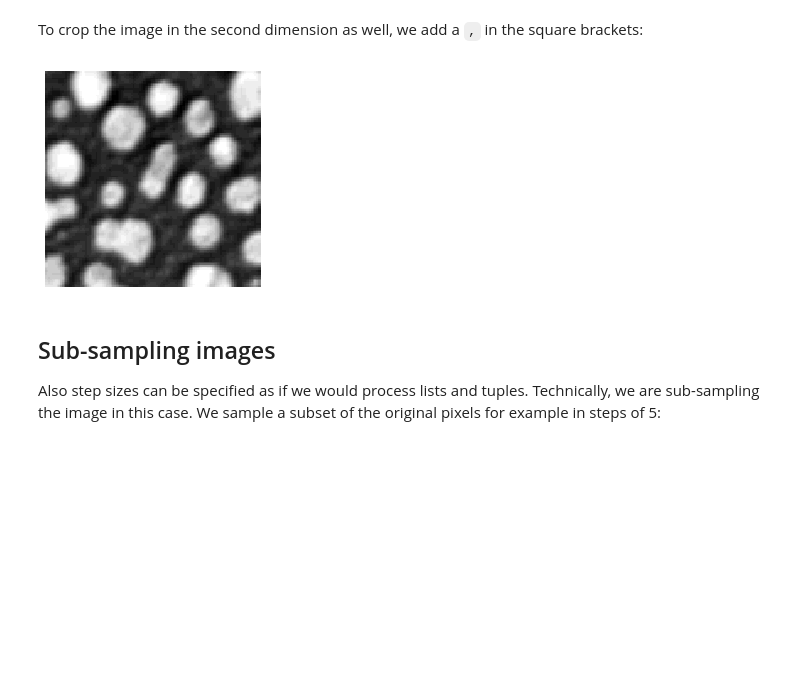
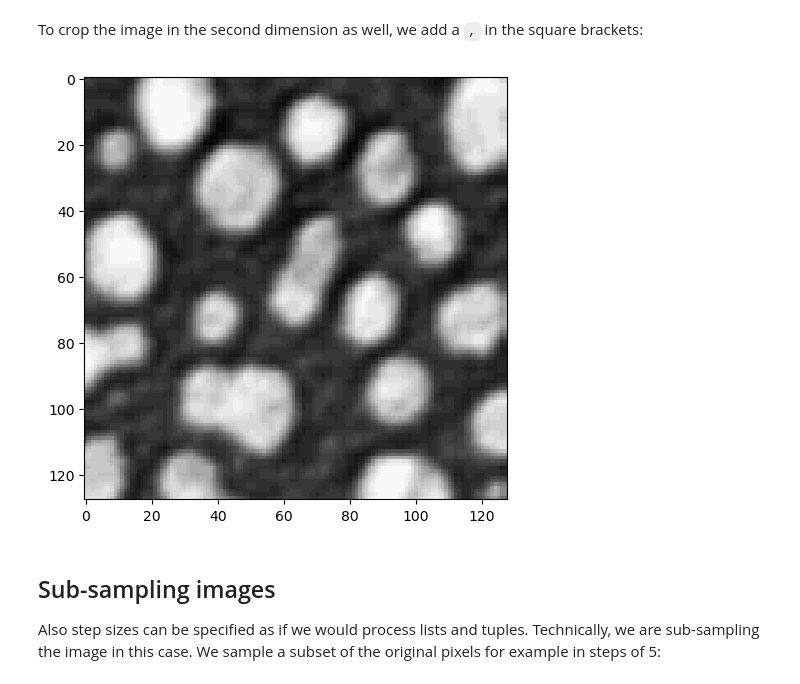
Before and after one commit to haesleinhuepf/BioImageAnalysisNotebooks, a Jupyter notebook: docs/12_image_analysis_basics/04_Cropping_images.ipynb, the cells around one changed output. Saved outputs shown, nothing was run; the diff lists cells and outputs as text; code cells hidden in the pictures; blank space fills up the shorter version.

```diff
--- a/docs/12_image_analysis_basics/04_Cropping_images.ipynb
+++ b/docs/12_image_analysis_basics/04_Cropping_images.ipynb
@@ -33,9 +33,9 @@ To crop the image in the second dimension as well, we add a `,` in the square br
 # %%
 cropped_image2 = image[0:128, 128:]
 
-microshow(cropped_image2);
+imshow(cropped_image2);
 # %% [output]
-[figure, old version]
+[figure, new version]
 # %% [markdown]
 ## Sub-sampling images
 Also step sizes can be specified as if we would process lists and tuples. Technically, we are sub-sampling the image in this case. We sample a subset of the original pixels for example in steps of 5:
```
Also changed, not shown: parts of 5 cells of this notebook, 11 other files.
